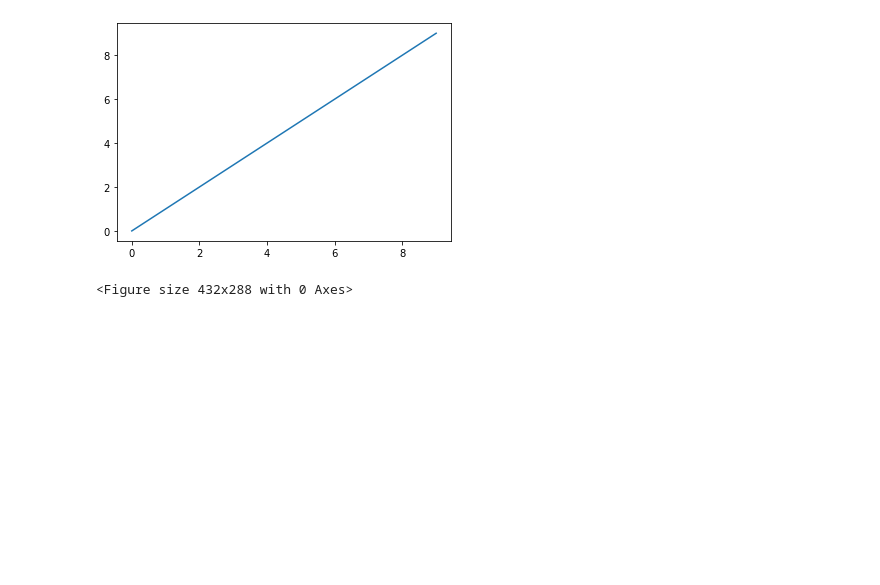
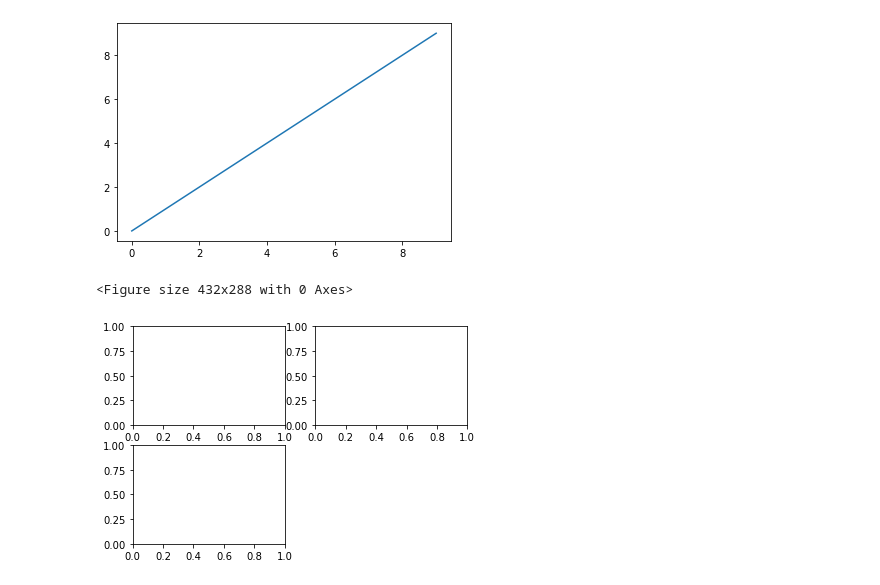
Before and after one commit to Eyecaramba/TIL, a Jupyter notebook: python/7.matplotlib.ipynb, the cells around one changed output. Saved outputs shown, nothing was run; the diff lists cells and outputs as text; code cells hidden in the pictures; blank space fills up the shorter version.

```diff
--- a/python/7.matplotlib.ipynb
+++ b/python/7.matplotlib.ipynb
@@ -27,0 +25,8 @@ ax3 = fig.add_subplot(2,2,3)
+# %%
+# subplot : (행,렬,들어갈 순서)
+ax1 = fig.add_subplot(221) # 2*2 size에서 1번째 자리에 들어갈 축
+ax2 = fig.add_subplot(222) # 2번째
+ax3 = fig.add_subplot(223) # 3번째
+fig
+# %% [output]
+[figure, added]
```
Also changed, not shown: parts of 20 cells of this notebook, 9 other files.
